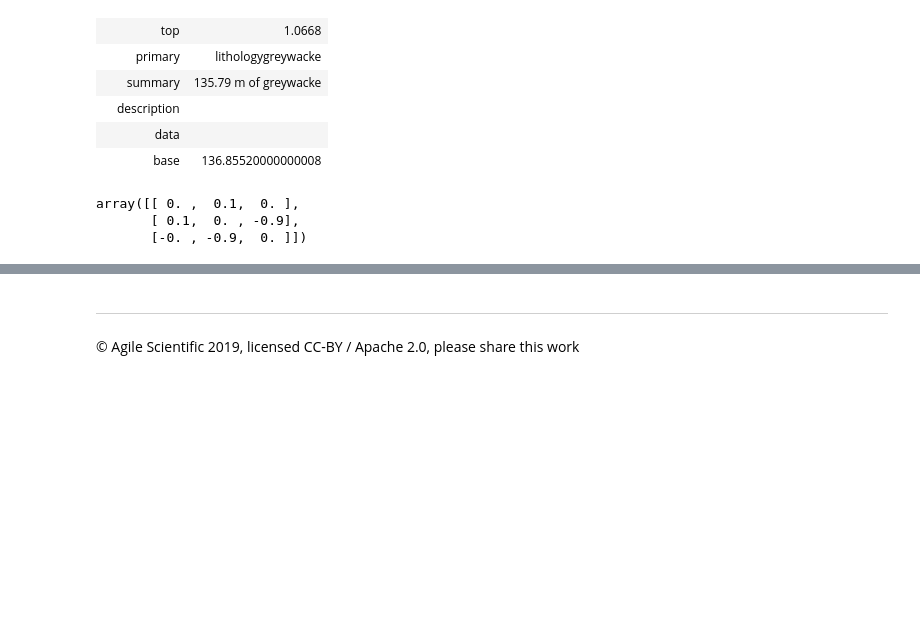
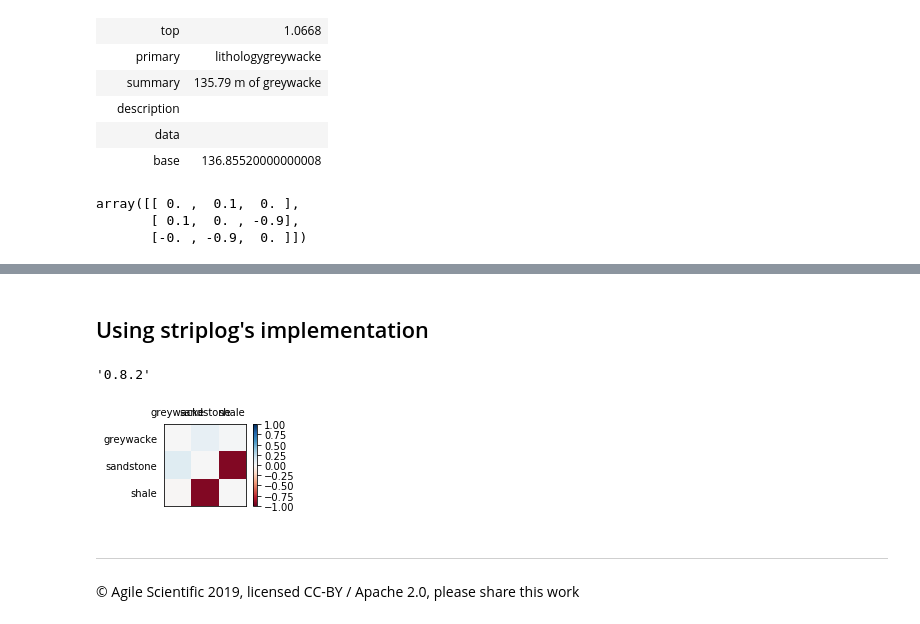
Before and after one commit to agilescientific/striplog, a Jupyter notebook: tutorial/Markov_chains.ipynb, the cells around one changed output, grey strips where cells are left out. Saved outputs shown, nothing was run; the diff lists cells and outputs as text; code cells hidden in the pictures; blank space fills up the shorter version.

Commit message:
added markov chains

```diff
--- a/tutorial/Markov_chains.ipynb
+++ b/tutorial/Markov_chains.ipynb
@@ -967,0 +602,8 @@ m.plot_graph()
+# %% [markdown]
+## Using striplog's implementation
+# %%
+import striplog
+
+striplog.__version__
+# %% [output]
+'0.8.2'
@@ -968,3 +612,9 @@ m.plot_graph()
+# %%
+m = Markov_chain.from_sequence(seq, strings_are_states=True, include_self=False)
+# %%
+m.plot_norm_diff()
+# %% [output]
+[figure, added]
 # %% [markdown]
 ----
 
```
Also changed, not shown: parts of 69 cells of this notebook, 19 other files.
